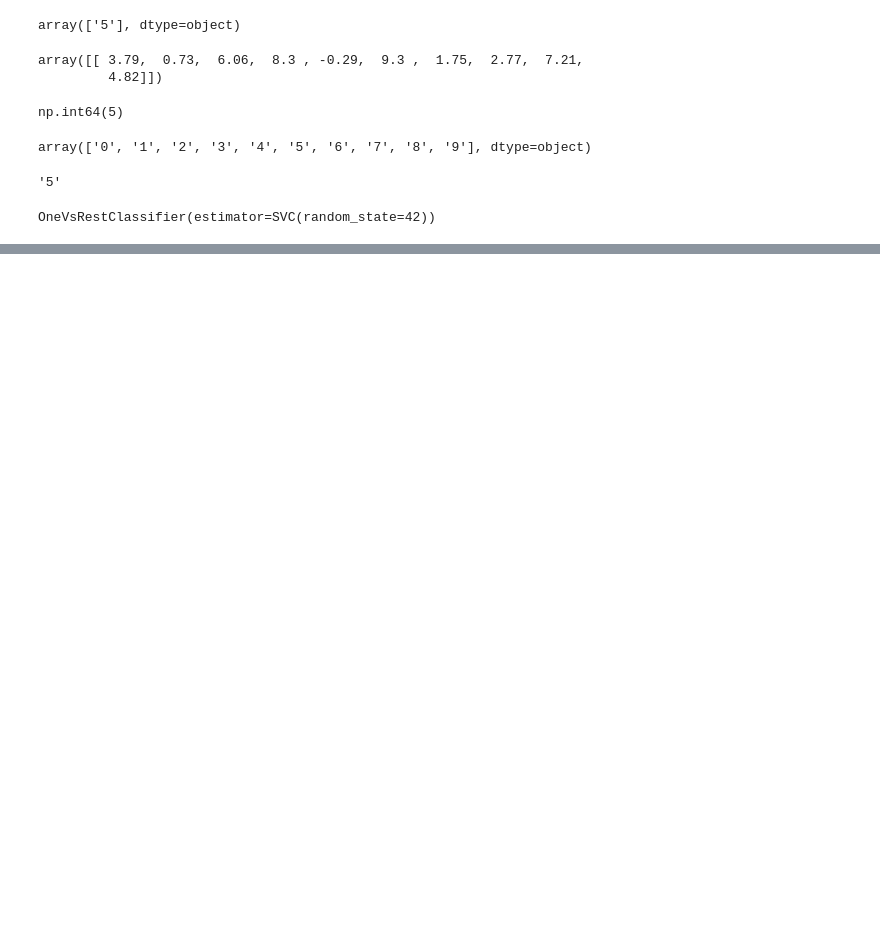
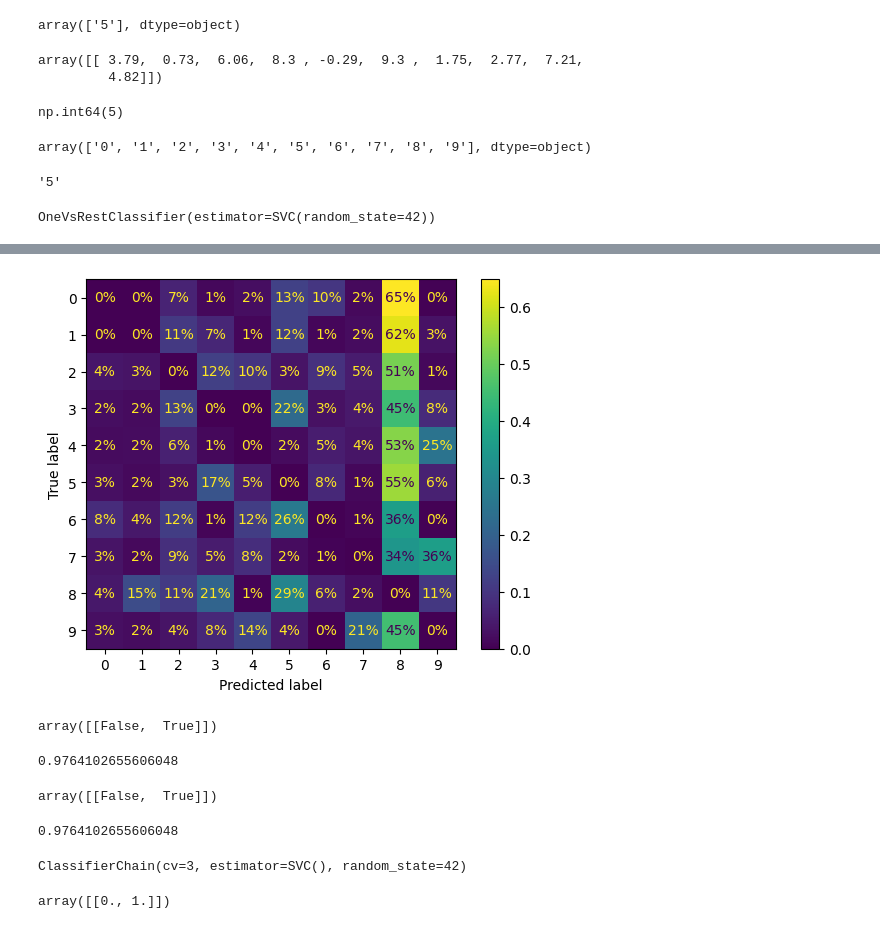
Before and after one commit to kartiktiwaridev7/mnist_dataset, a Jupyter notebook: MNIST DATASET/Untitled.ipynb, the cells around one changed output, grey strips where cells are left out. Drawn from its saved outputs; the diff is of its cells as text; code cells hidden in the pictures; blank space fills up the shorter version.

```diff
--- a/MNIST DATASET/Untitled.ipynb
+++ b/MNIST DATASET/Untitled.ipynb
@@ -302,0 +340,6 @@ cross_val_score(sgd_clf,X_train_scaled,y_train,cv=3,scoring="accuracy")
+# %%
+sample_weight = (y_train_pred != y_train)
+ConfusionMatrixDisplay.from_predictions(y_train, y_train_pred, sample_weight=sample_weight, normalize="true", values_format=".0%")
+plt.show()
+# %% [output]
+[figure, added]
@@ -302,0 +358,43 @@ cross_val_score(sgd_clf,X_train_scaled,y_train,cv=3,scoring="accuracy")
+# %%
+from sklearn.neighbors import KNeighborsClassifier
+import numpy as np
+
+# Create our two new target labels for each image
+y_train_large = (y_train >= '7') # Is the digit 7, 8, or 9?
+y_train_odd = (y_train.astype('int8') % 2 == 1) # Is the digit odd?
+
+# Combine them into a single multilabel array
+y_multilabel = np.c_[y_train_large, y_train_odd]
+
+# Train the K-Neighbors Classifier on the multiple labels
+knn_clf = KNeighborsClassifier()
+knn_clf.fit(X_train, y_multilabel)
+
+# Test it on our sample digit!
+knn_clf.predict([some_digit])
+# %% [output]
+array([[False,  True]])
+# %%
+y_train_knn_pred = cross_val_predict(knn_clf , X_train , y_multilabel , cv = 3)
+f1_score(y_multilabel,y_train_knn_pred , average="macro")
+# %% [output]
+0.9764102655606048
+# %%
+knn_clf.predict([some_digit])
+# %% [output]
+array([[False,  True]])
+# %%
+y_train_knn_pred = cross_val_predict(knn_clf , X_train , y_multilabel , cv = 3)
+f1_score(y_multilabel , y_train_knn_pred , average="macro")
+# %% [output]
+0.9764102655606048
+# %%
+from sklearn.multioutput import ClassifierChain
+chain_clf = ClassifierChain(SVC() , cv =3 ,random_state=42)
+chain_clf.fit(X_train[:2000] , y_multilabel[:2000])
+# %% [output]
+ClassifierChain(cv=3, estimator=SVC(), random_state=42)
+# %%
+chain_clf.predict([some_digit])
+# %% [output]
+array([[0., 1.]])
```
Also changed, not shown: parts of 16 cells of this notebook.
